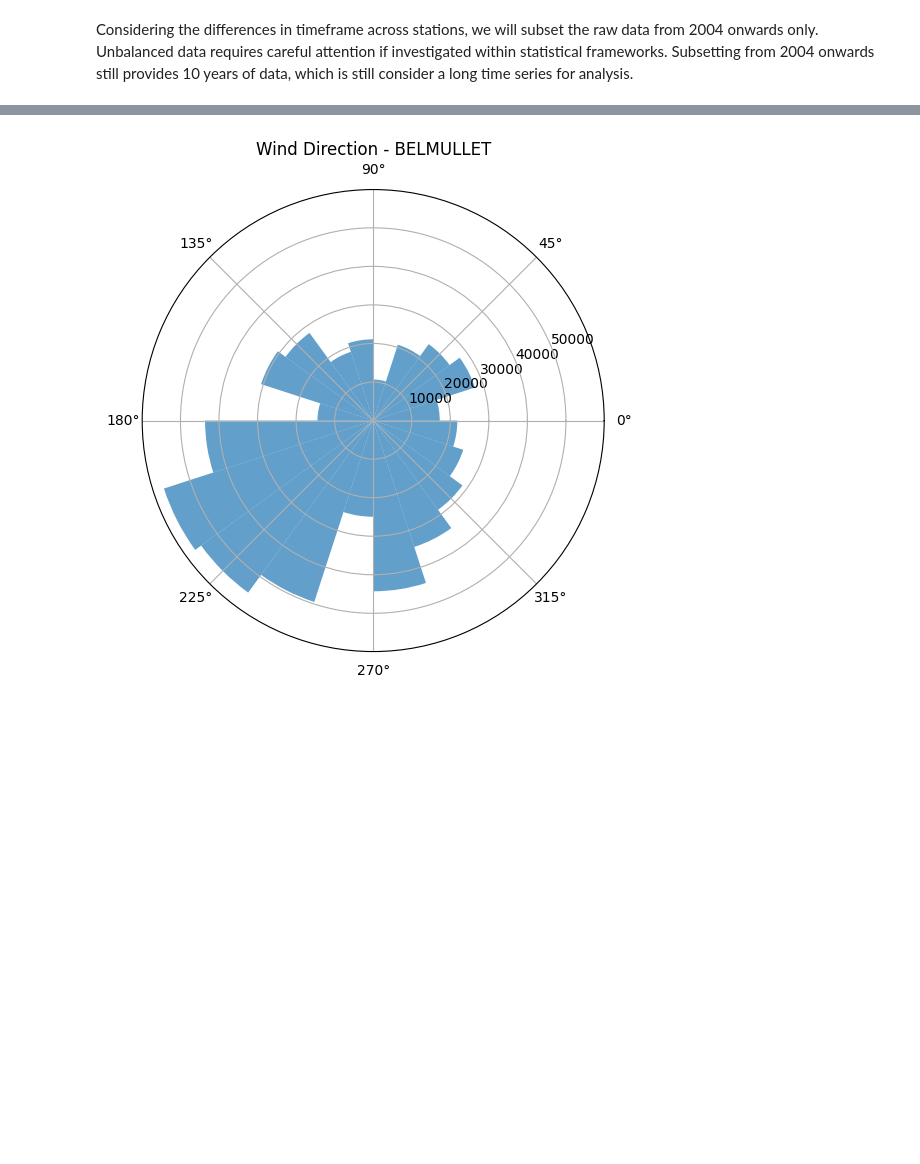
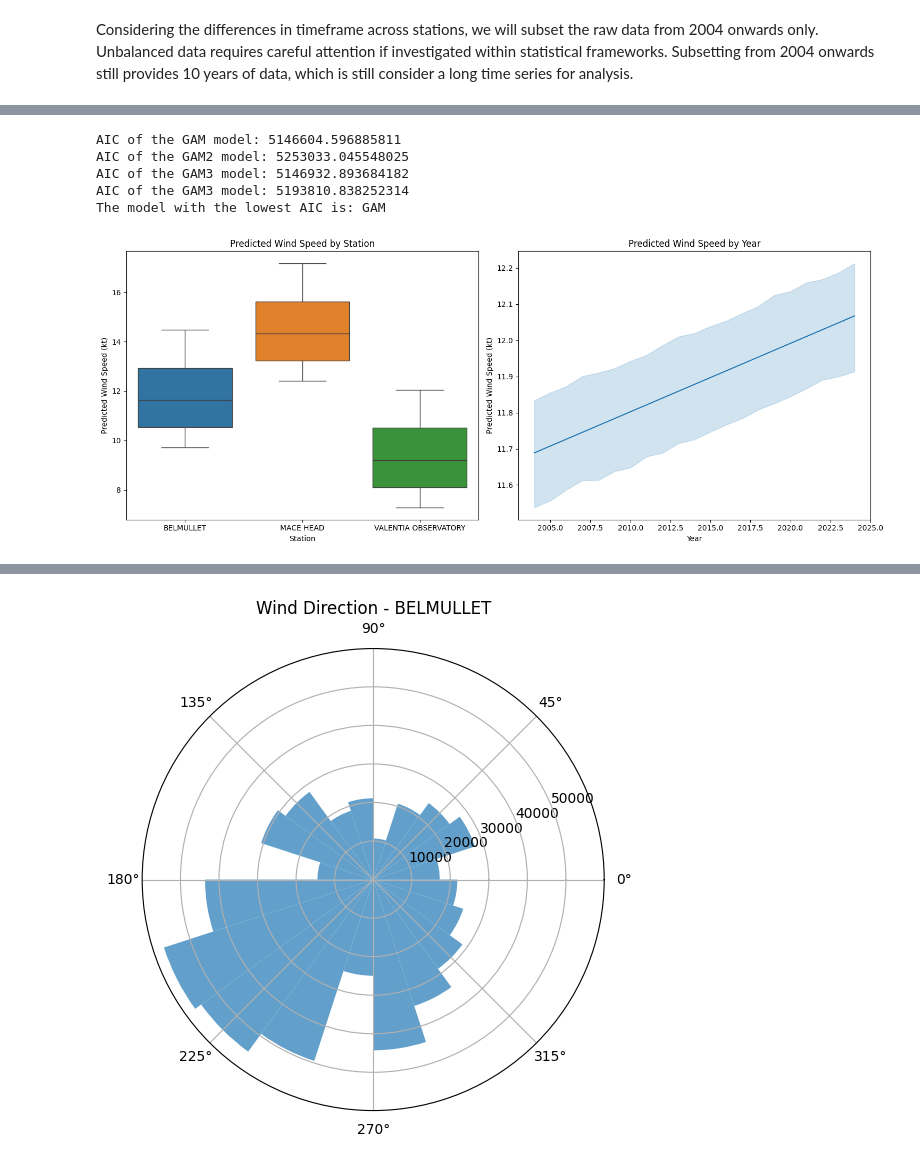
Before and after one commit to gfmg/PFDA, a Jupyter notebook: project/IRL_WestCoast_WindAnalysis.ipynb, the cells around one changed output, grey strips where cells are left out. Cells and saved outputs as stored; diff of their text form; code cells hidden in the pictures; blank space fills up the shorter version.

```diff
--- a/project/IRL_WestCoast_WindAnalysis.ipynb
+++ b/project/IRL_WestCoast_WindAnalysis.ipynb
@@ -225,24 +237,21 @@ datasub_gam['day_of_year'] = datasub_gam['date'].dt.dayofyear
 datasub_gam = datasub_gam.dropna(subset=['wdsp'])
 # %%
 # Define the GAM model
-gam = LinearGAM(s(0, n_splines=25) + f(1))  # Smooth for day_of_year + factor for Station
+gam = LinearGAM(s(0, n_splines=10, basis='cp') + l(1) + f(2))  # Smooth for day_of_year + factor for Station
+gam2 = LinearGAM(s(0, n_splines=10, basis='cp') + l(1))
+gam3 = LinearGAM(s(0, n_splines=10, basis='cp') + f(1))
+gam4 = LinearGAM(l(0) + f(1))
 
 # Prepare the feature matrix
-X = datasub_gam[['day_of_year', 'name']].copy()
-X['name'] = X['name'].cat.codes  # Convert categorical to numerical codes
-
-X['day_of_year'] = X['day_of_year'] % 365
+X = datasub_gam[['day_of_year','year', 'name']].copy() #'hour_of_day'
+X['name'] = X['name'].cat.codes  # Convert categorical to numerical codes. Rquisite for GAM models
 
 y = datasub_gam['wdsp']
 
-X=X.dropna()
-y=y.dropna()
-
-# Ensure compatibility for sparse matrices
-#if isinstance(X, csr_matrix):
-#    X = X.toarray()
-
 # Fit the model
 gam.fit(X, y)
+gam2.fit(X[['day_of_year', 'year']], y)
+gam3.fit(X[['day_of_year', 'name']], y)
+gam4.fit(X[['year', 'name']], y)
 # %% [output]
 LinearGAM(callbacks=[Deviance(), Diffs()], fit_intercept=True,
@@ -277,0 +260,21 @@ github.com/dswah/pyGAM/issues/163
+# %%
+# Finding the best model based on the AIC
+aic_gam = gam.statistics_['AIC']
+aic_gam2 = gam2.statistics_['AIC']
+aic_gam3 = gam3.statistics_['AIC']
+aic_gam4 = gam4.statistics_['AIC']
+print(f"AIC of the GAM model: {aic_gam}")
+print(f"AIC of the GAM2 model: {aic_gam2}")
+print(f"AIC of the GAM3 model: {aic_gam3}")
+print(f"AIC of the GAM3 model: {aic_gam4}")
+
+# Finding the best model based on the AIC
+aic_values = {'GAM': aic_gam, 'GAM2': aic_gam2, 'GAM3': aic_gam3,'GAM4': aic_gam4}
+best_model = min(aic_values, key=aic_values.get)
+print(f"The model with the lowest AIC is: {best_model}")
+# %% [output]
+AIC of the GAM model: 5146604.596885811
+AIC of the GAM2 model: 5253033.045548025
+AIC of the GAM3 model: 5146932.893684182
+AIC of the GAM3 model: 5193810.838252314
+The model with the lowest AIC is: GAM
@@ -278 +311,20 @@ github.com/dswah/pyGAM/issues/163
+# %%
+fig, axes = plt.subplots(1, 2, figsize=(15, 6))
+
+# Boxplot for y_pred by station name
+sns.boxplot(ax=axes[0], x='name', y='y_pred',hue='name', data=new_data)
+axes[0].set_title('Predicted Wind Speed by Station')
+axes[0].set_xlabel('Station')
+axes[0].set_ylabel('Predicted Wind Speed (kt)')
+
+# Boxplot for y_pred by year
+sns.lineplot(ax=axes[1], x='year', y='y_pred', data=new_data)
+axes[1].set_title('Predicted Wind Speed by Year')
+axes[1].set_xlabel('Year')
+axes[1].set_ylabel('Predicted Wind Speed (kt)')
+
+plt.tight_layout()
+plt.show()
+# %% [output]
+[figure, added]
 # %%
```
Also changed, not shown: parts of 12 cells of this notebook.
